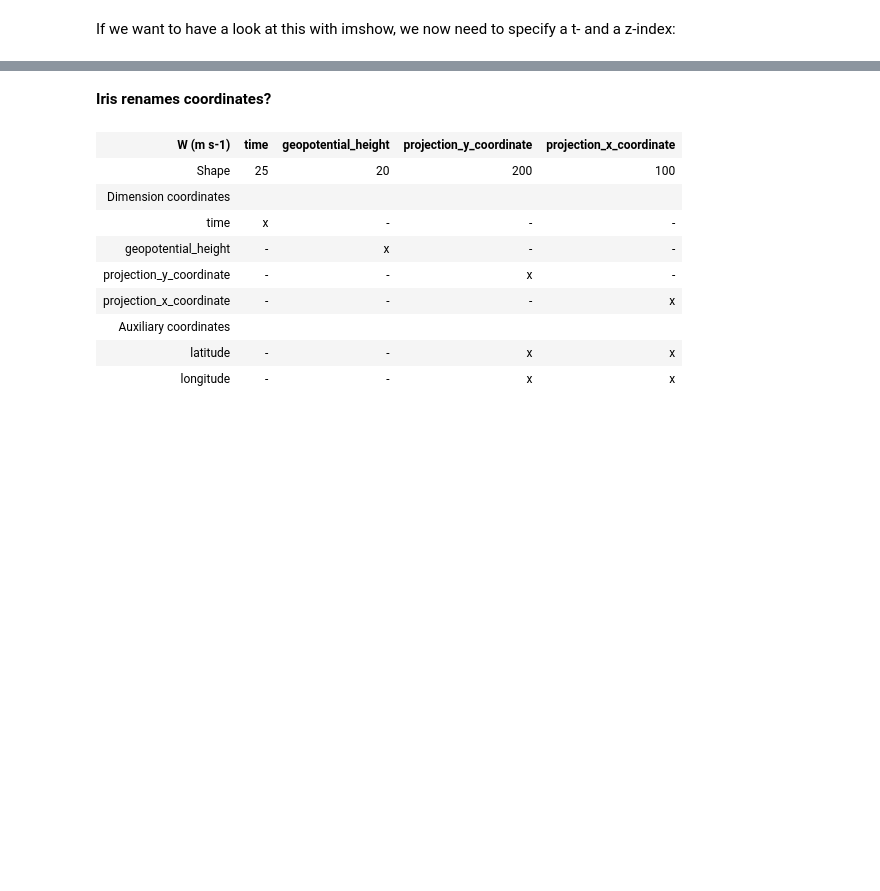
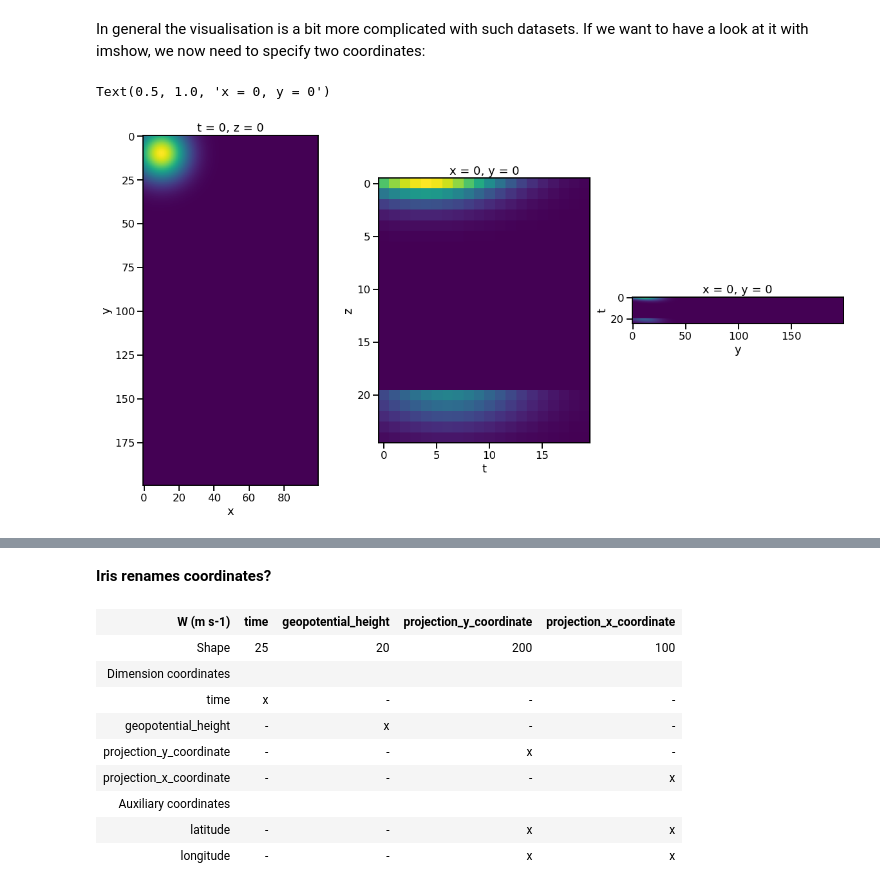
Before and after one commit to tobac-project/tobac-tutorials, a Jupyter notebook: tutorials/Basics/3d_data.ipynb, the cells around one changed output, grey strips where cells are left out. Saved outputs shown, nothing was run; the diff lists cells and outputs as text; code cells hidden in the pictures; blank space fills up the shorter version.

```diff
--- a/tutorials/Basics/3d_data.ipynb
+++ b/tutorials/Basics/3d_data.ipynb
@@ -25,2 +30,22 @@ Attributes:
 # %% [markdown]
-If we want to have a look at this with imshow, we now need to specify a t- and a z-index:
+In general the visualisation is a bit more complicated with such datasets. If we want to have a look at it with imshow, we now need to specify two coordinates:
+# %%
+fig, (ax1, ax2, ax3) = plt.subplots(ncols = 3, figsize = (20, 10))
+
+ax1.imshow(data[0, 0])
+ax1.set_xlabel('x')
+ax1.set_ylabel('y')
+ax1.set_title('t = 0, z = 0')
+
+ax2.imshow(data[:, :, 0, 0])
+ax2.set_xlabel('t')
+ax2.set_ylabel('z')
+ax2.set_title('x = 0, y = 0')
+
+ax3.imshow(data[:, 0, :, 0])
+ax3.set_xlabel('y')
+ax3.set_ylabel('t')
+ax3.set_title('x = 0, y = 0')
+# %% [output]
+Text(0.5, 1.0, 'x = 0, y = 0')
+[figure, added]
```
Also changed, not shown: parts of 19 cells of this notebook, 1 other file.
